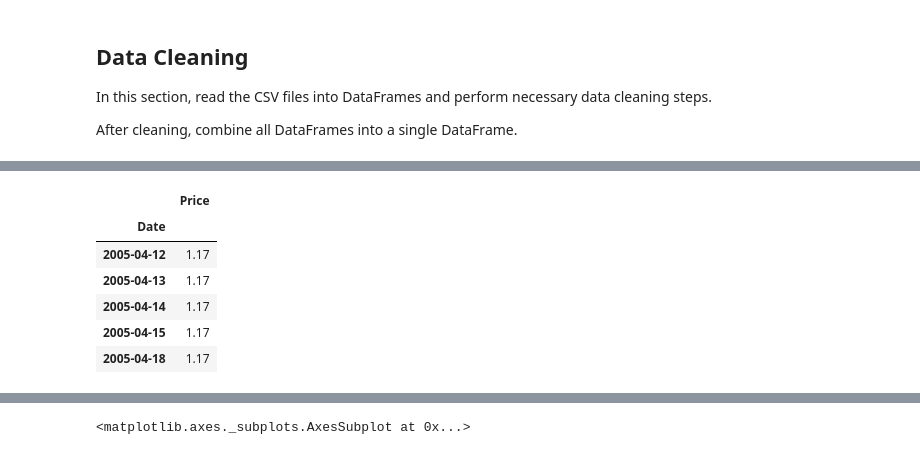
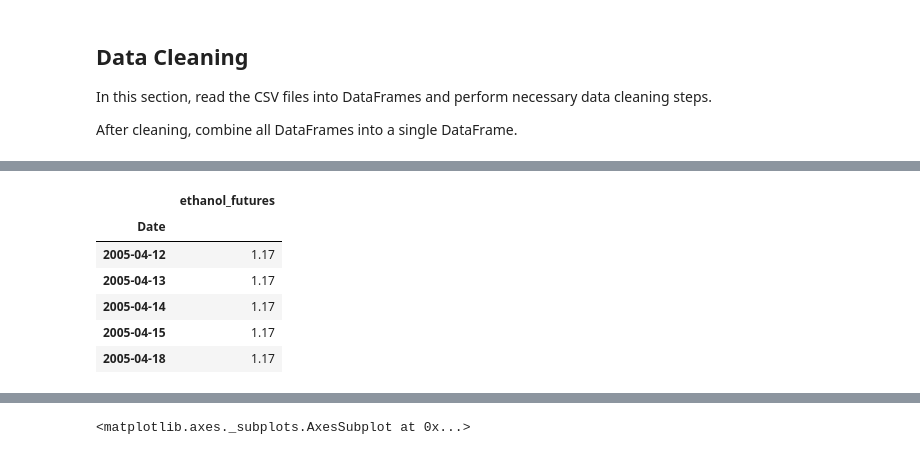
Before and after one commit to ShuranXu/Corn-Price-Predicter, a Jupyter notebook: Code/Data_import.ipynb, the cells around one changed output, grey strips where cells are left out. Drawn from its saved outputs; the diff is of its cells as text; code cells hidden in the pictures.

```diff
--- a/Code/Data_import.ipynb
+++ b/Code/Data_import.ipynb
@@ -96,11 +88,12 @@ usd_index_futures.head()
 # %%
 # Read in ethanol futures data
 ethanol_futures_data = pd.read_csv(ethanol_futures_data_csv, index_col="Date", infer_datetime_format=True, parse_dates=True)
 ethanol_futures_data = ethanol_futures_data.sort_index()
 ethanol_futures_data = ethanol_futures_data.drop(columns=['Open','High', 'Low', 'Vol.', 'Change %'])
+ethanol_futures_data.rename(columns={"Price":"ethanol_futures"},inplace=True)
 ethanol_futures_data.head()
 # %% [output]
-|  | Price |
+|  | ethanol_futures |
 | Date |  |
 | 2005-04-12 | 1.17 |
 | 2005-04-13 | 1.17 |
```
Also changed, not shown: parts of 12 cells of this notebook.
